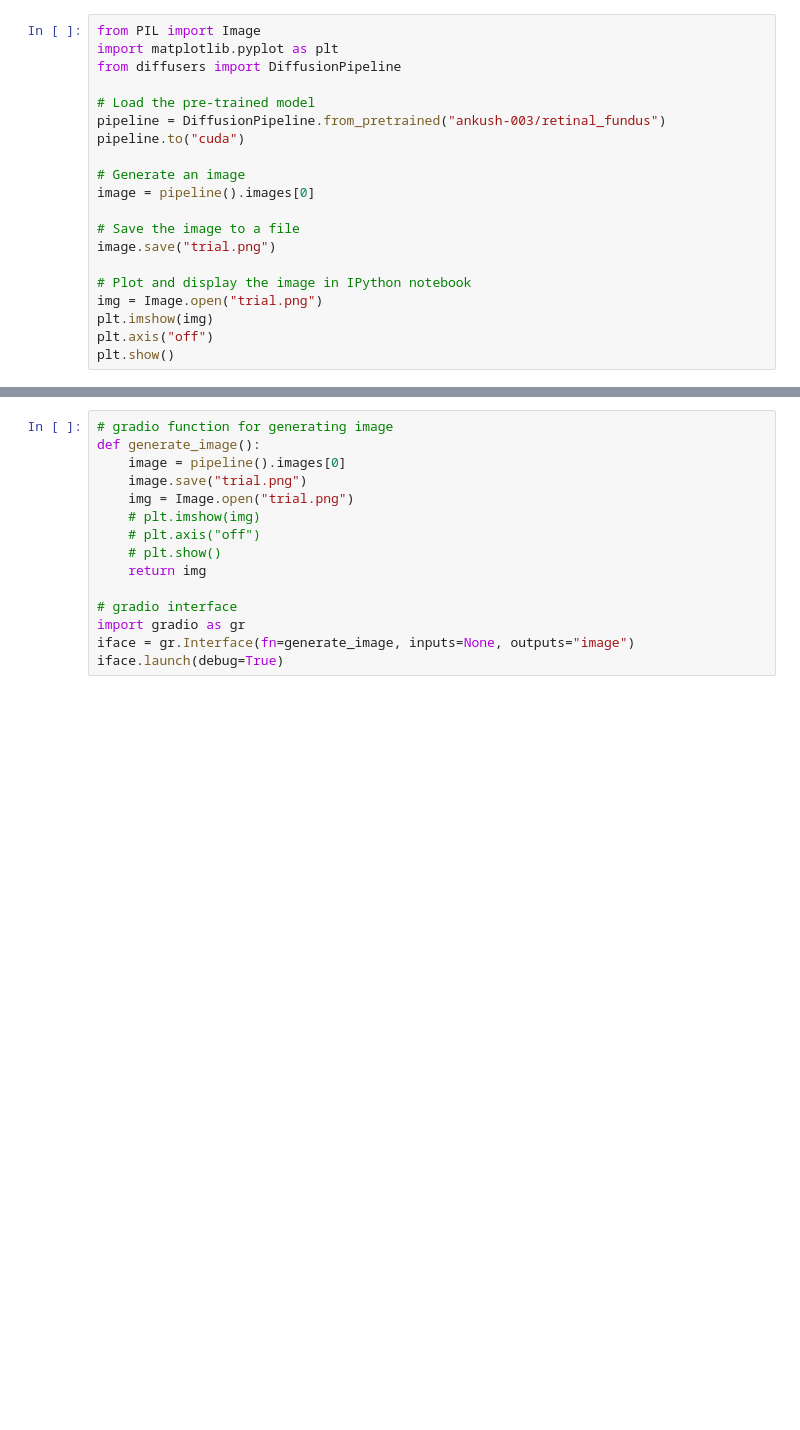
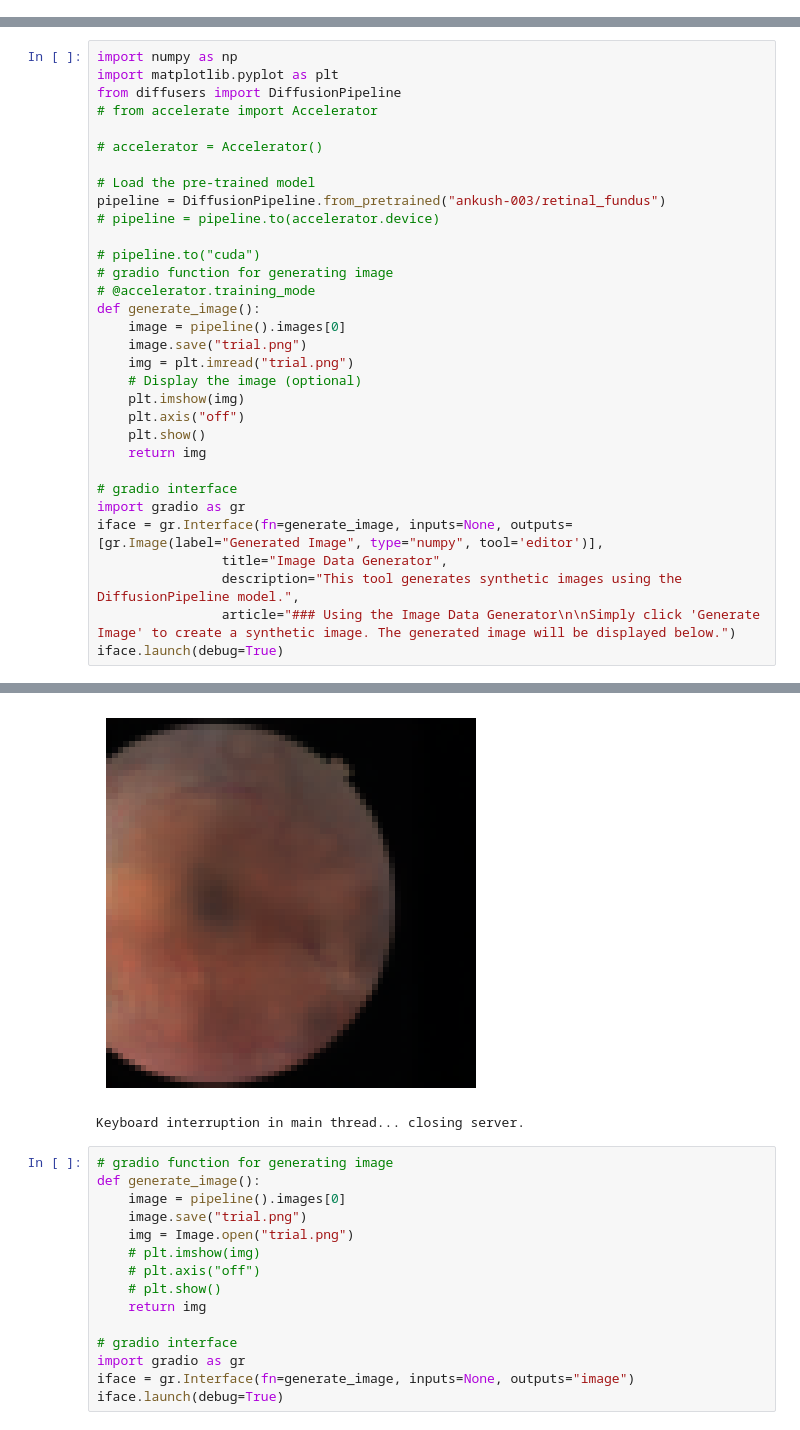
Before and after one commit to ankush-003/Image-Data-Generation-using-DDPM, a Jupyter notebook: Generating_image.ipynb, the cells around one changed output, grey strips where cells are left out. Saved outputs shown, nothing was run; the diff lists cells and outputs as text; blank space fills up the shorter version.

```diff
--- a/Generating_image.ipynb
+++ b/Generating_image.ipynb
@@ -1,20 +0,0 @@
-# %%
-from PIL import Image
-import matplotlib.pyplot as plt
-from diffusers import DiffusionPipeline
-
-# Load the pre-trained model
-pipeline = DiffusionPipeline.from_pretrained("ankush-003/retinal_fundus")
-pipeline.to("cuda")
-
-# Generate an image
-image = pipeline().images[0]
-
-# Save the image to a file
-image.save("trial.png")
-
-# Plot and display the image in IPython notebook
-img = Image.open("trial.png")
-plt.imshow(img)
-plt.axis("off")
-plt.show()
@@ -23,0 +23,33 @@ unet/diffusion_pytorch_model.safetensors not found
+# %%
+import numpy as np
+import matplotlib.pyplot as plt
+from diffusers import DiffusionPipeline
+# from accelerate import Accelerator
+
+# accelerator = Accelerator()
+
+# Load the pre-trained model
+pipeline = DiffusionPipeline.from_pretrained("ankush-003/retinal_fundus")
+# pipeline = pipeline.to(accelerator.device)
+
+# pipeline.to("cuda")
+# gradio function for generating image
+# @accelerator.training_mode
+def generate_image():
+    image = pipeline().images[0]
+    image.save("trial.png")
+    img = plt.imread("trial.png")
+    # Display the image (optional)
+    plt.imshow(img)
+    plt.axis("off")
+    plt.show()
+    return img
+
+# gradio interface
+import gradio as gr
+iface = gr.Interface(fn=generate_image, inputs=None, outputs=[gr.Image(label="Generated Image", type="numpy", tool='editor')],
+                title="Image Data Generator",
+                description="This tool generates synthetic images using the DiffusionPipeline model.",
+                article="### Using the Image Data Generator\n\nSimply click 'Generate Image' to create a synthetic image. The generated image will be displayed below.")
+iface.launch(debug=True)
+# %% [output]
@@ -24,3 +66,5 @@ unet/diffusion_pytorch_model.safetensors not found
+[figure, added]
+Keyboard interruption in main thread... closing server.
 # %%
 # gradio function for generating image
 def generate_image():
```
Also changed, not shown: parts of 5 cells of this notebook.
